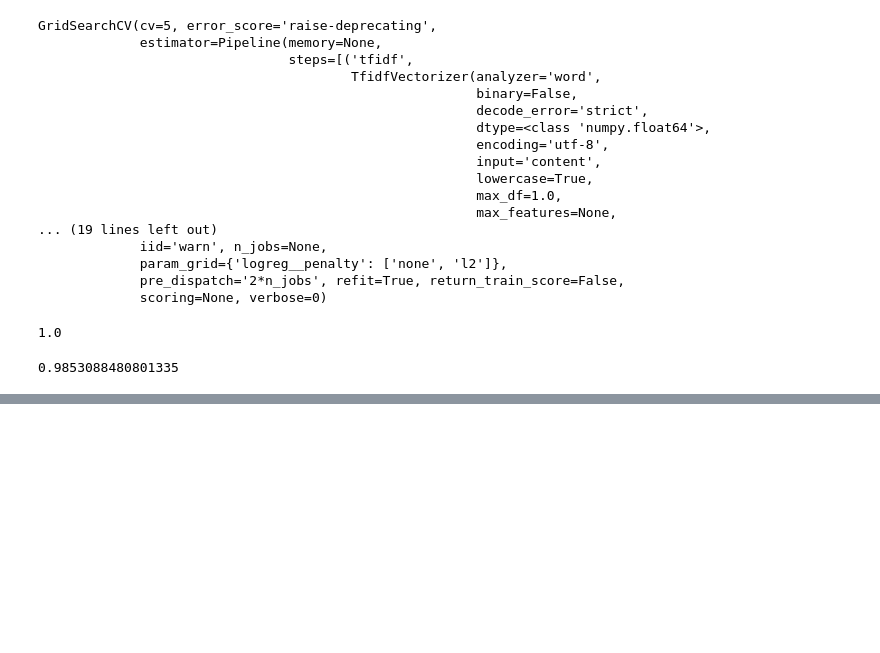
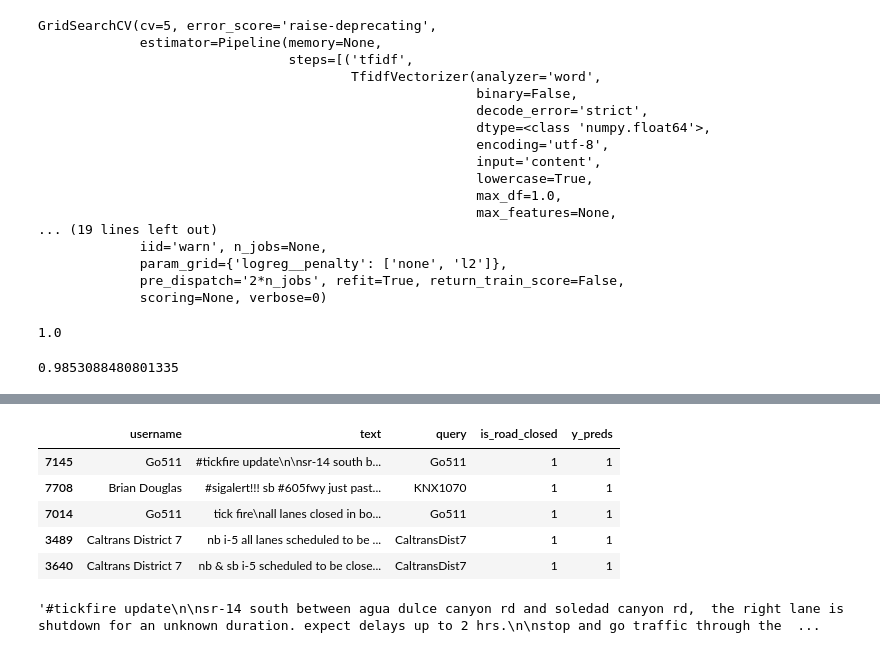
Before and after one commit to reneemarama/real_time_traffic, a Jupyter notebook: 4_Supervised_Unsupervised_Modeling.ipynb, the cells around one changed output, grey strips where cells are left out. Drawn from its saved outputs; the diff is of its cells as text; code cells hidden in the pictures; blank space fills up the shorter version.

```diff
--- a/4_Supervised_Unsupervised_Modeling.ipynb
+++ b/4_Supervised_Unsupervised_Modeling.ipynb
@@ -447,0 +520,5 @@ coef_df.sort_values('coefficients', ascending = False)
+# %%
+x_test_indices = list(X_test.index)
+# %%
+x_test_df = df_text_query.loc[x_test_indices, :]
+x_test_df.head()
@@ -447,0 +532,20 @@ coef_df.sort_values('coefficients', ascending = False)
+# %%
+x_test_df['y_preds'] = preds_tfidf
+# %%
+road_closed_true = (x_test_df['is_road_closed'] == 1)
+road_closed_pred = (x_test_df['y_preds'] == 1)
+
+X_test_true_pos = x_test_df[road_closed_true & road_closed_pred]
+# %%
+X_test_true_pos.head()
+# %% [output]
+|  | username | text | query | is_road_closed | y_preds |
+| 7145 | Go511 | #tickfire update\n\nsr-14 south b... | Go511 | 1 | 1 |
+| 7708 | Brian Douglas | #sigalert!!! sb #605fwy just past... | KNX1070 | 1 | 1 |
+| 7014 | Go511 | tick fire\nall lanes closed in bo... | Go511 | 1 | 1 |
+| 3489 | Caltrans District 7 | nb i-5 all lanes scheduled to be ... | CaltransDist7 | 1 | 1 |
+| 3640 | Caltrans District 7 | nb & sb i-5 scheduled to be close... | CaltransDist7 | 1 | 1 |
+# %%
+X_test_true_pos['text'][7145]
+# %% [output]
+'#tickfire update\n\nsr-14 south between agua dulce canyon rd and soledad canyon rd,  the right lane is shutdown for an unknown duration. expect delays up to 2 hrs.\n\nstop and go traffic through the  ...
```
Also changed, not shown: parts of 24 cells of this notebook, 1 other file.
